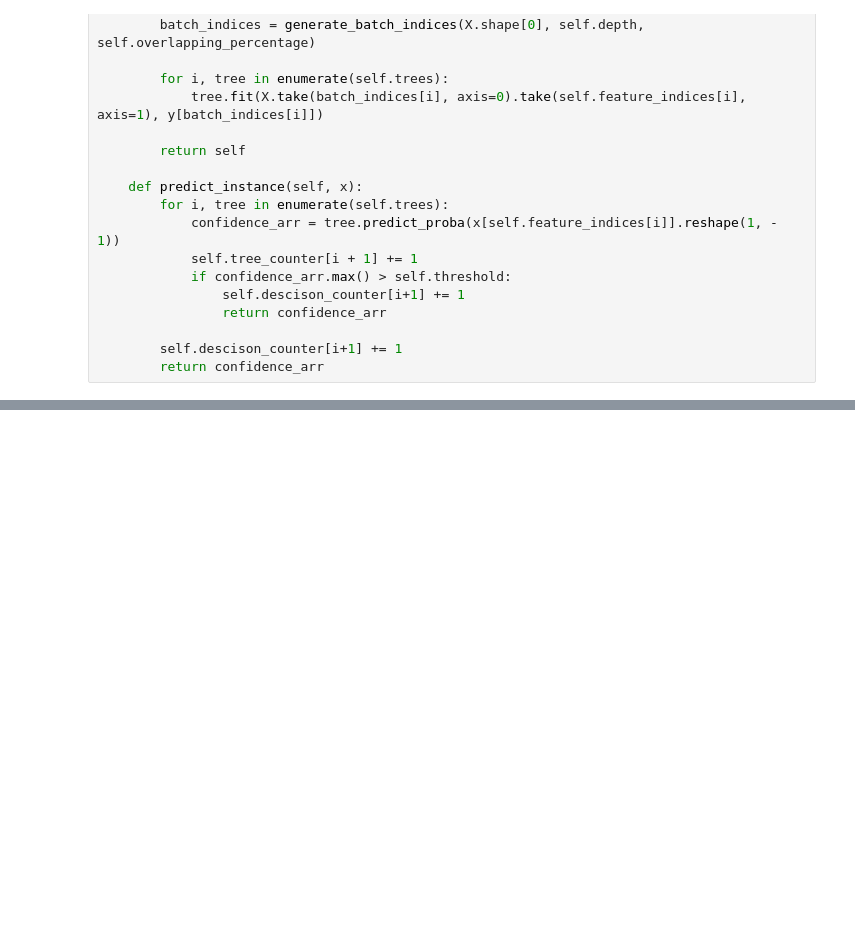
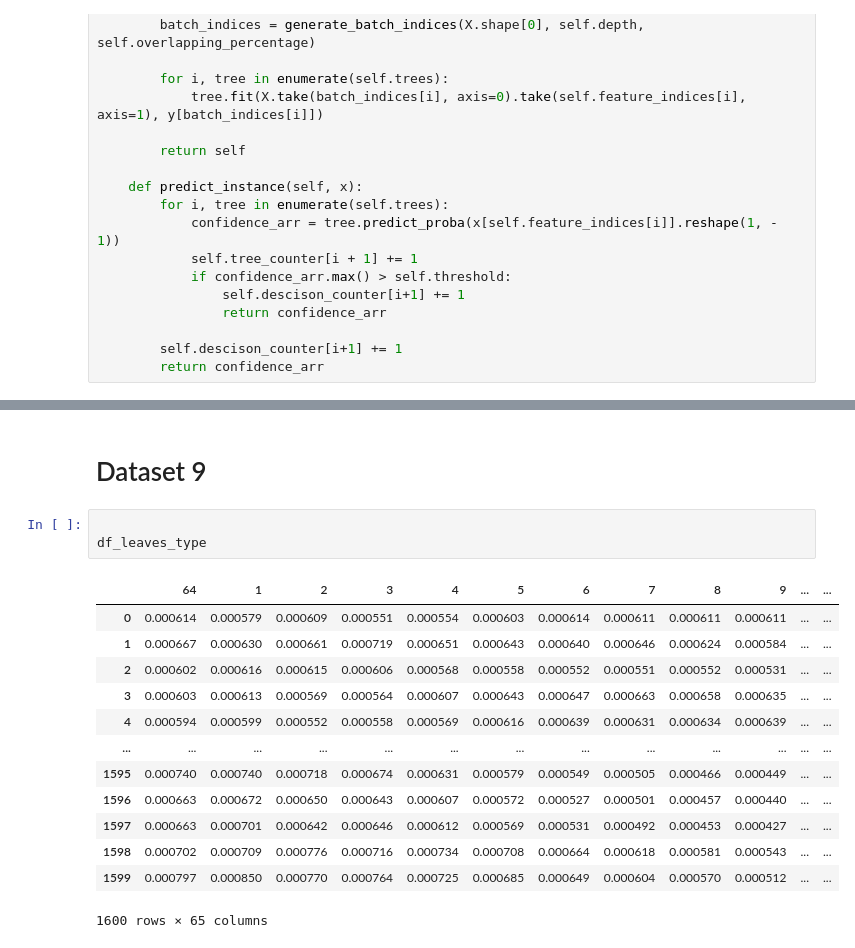
Before and after one commit to Liavbapp/ml-cascading, a Jupyter notebook: ml_ass2.ipynb, the cells around one changed output, grey strips where cells are left out. Cells and saved outputs as stored; diff of their text form; blank space fills up the shorter version.

Commit message:
added datasets

```diff
--- a/ml_ass2.ipynb
+++ b/ml_ass2.ipynb
@@ -393,0 +386,19 @@ log loss train: 0.5693
+# %% [markdown]
+# Dataset 9
+# %%
+
+df_leaves_type
+# %% [output]
+|  | 64 | 1 | 2 | 3 | 4 | 5 | 6 | 7 | 8 | 9 | ... | ... |
+| 0 | 0.000614 | 0.000579 | 0.000609 | 0.000551 | 0.000554 | 0.000603 | 0.000614 | 0.000611 | 0.000611 | 0.000611 | ... | ... |
+| 1 | 0.000667 | 0.000630 | 0.000661 | 0.000719 | 0.000651 | 0.000643 | 0.000640 | 0.000646 | 0.000624 | 0.000584 | ... | ... |
+| 2 | 0.000602 | 0.000616 | 0.000615 | 0.000606 | 0.000568 | 0.000558 | 0.000552 | 0.000551 | 0.000552 | 0.000531 | ... | ... |
+| 3 | 0.000603 | 0.000613 | 0.000569 | 0.000564 | 0.000607 | 0.000643 | 0.000647 | 0.000663 | 0.000658 | 0.000635 | ... | ... |
+| 4 | 0.000594 | 0.000599 | 0.000552 | 0.000558 | 0.000569 | 0.000616 | 0.000639 | 0.000631 | 0.000634 | 0.000639 | ... | ... |
+| ... | ... | ... | ... | ... | ... | ... | ... | ... | ... | ... | ... | ... |
+| 1595 | 0.000740 | 0.000740 | 0.000718 | 0.000674 | 0.000631 | 0.000579 | 0.000549 | 0.000505 | 0.000466 | 0.000449 | ... | ... |
+| 1596 | 0.000663 | 0.000672 | 0.000650 | 0.000643 | 0.000607 | 0.000572 | 0.000527 | 0.000501 | 0.000457 | 0.000440 | ... | ... |
+| 1597 | 0.000663 | 0.000701 | 0.000642 | 0.000646 | 0.000612 | 0.000569 | 0.000531 | 0.000492 | 0.000453 | 0.000427 | ... | ... |
+| 1598 | 0.000702 | 0.000709 | 0.000776 | 0.000716 | 0.000734 | 0.000708 | 0.000664 | 0.000618 | 0.000581 | 0.000543 | ... | ... |
+| 1599 | 0.000797 | 0.000850 | 0.000770 | 0.000764 | 0.000725 | 0.000685 | 0.000649 | 0.000604 | 0.000570 | 0.000512 | ... | ... |
+1600 rows × 65 columns
```
Also changed, not shown: parts of 57 cells of this notebook.
